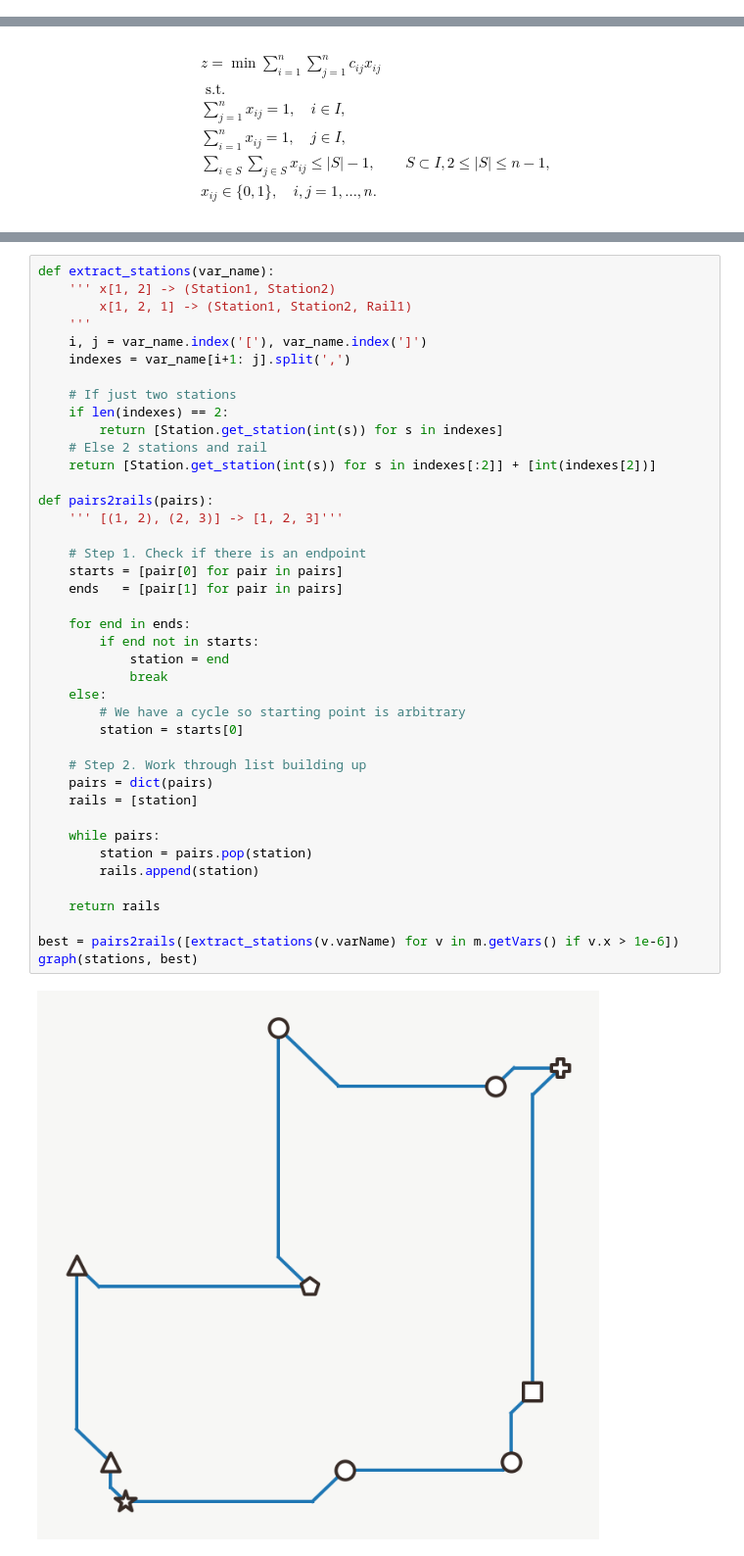
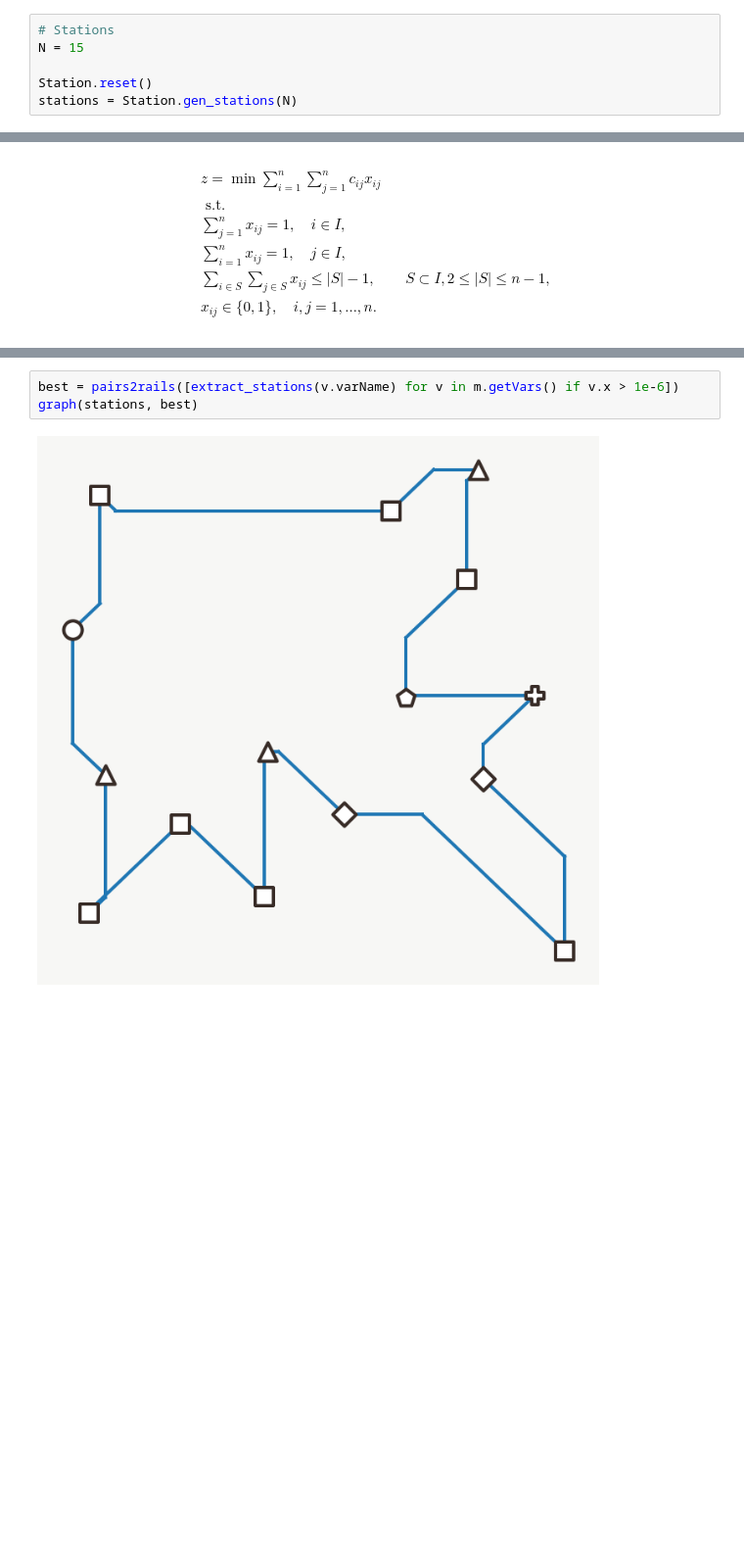
Before and after one commit to CameronChandler/optimisation-group-project, a Jupyter notebook: Mini Metro.ipynb, the cells around one changed output, grey strips where cells are left out. Shown at 98% size. Drawn from its saved outputs; the diff is of its cells as text; blank space fills up the shorter version.

```diff
--- a/Mini Metro.ipynb
+++ b/Mini Metro.ipynb
@@ -62,3 +15,9 @@ stations = [Station() for _ in range(N)]
+# %%
+# Stations
+N = 15
+
+Station.reset()
+stations = Station.gen_stations(N)
 # %% [markdown]
 # Stage 0
 TSP
@@ -122,45 +74,7 @@ Best objective 2.912720265994e+00, best bound 2.912720265994e+00, gap 0.0000%
 # %%
-def extract_stations(var_name):
-    ''' x[1, 2] -> (Station1, Station2)
-        x[1, 2, 1] -> (Station1, Station2, Rail1)
-    '''
-    i, j = var_name.index('['), var_name.index(']')
-    indexes = var_name[i+1: j].split(',')
-
-    # If just two stations
-    if len(indexes) == 2:
-        return [Station.get_station(int(s)) for s in indexes]
-    # Else 2 stations and rail
-    return [Station.get_station(int(s)) for s in indexes[:2]] + [int(indexes[2])]
-
-def pairs2rails(pairs):
-    ''' [(1, 2), (2, 3)] -> [1, 2, 3]'''
-
-    # Step 1. Check if there is an endpoint
-    starts = [pair[0] for pair in pairs]
-    ends   = [pair[1] for pair in pairs]
-
-    for end in ends:
-        if end not in starts:
-            station = end
-            break
-    else:
-        # We have a cycle so starting point is arbitrary
-        station = starts[0]
-
-    # Step 2. Work through list building up
-    pairs = dict(pairs)
-    rails = [station]
-
-    while pairs:
-        station = pairs.pop(station)
-        rails.append(station)
-
-    return rails
-
 best = pairs2rails([extract_stations(v.varName) for v in m.getVars() if v.x > 1e-6])
 graph(stations, best)
 # %% [output]
-[figure, old version]
+[figure, new version]
 # %% [markdown]
 # Stage 1
```
Also changed, not shown: parts of 11 cells of this notebook, 1 other file.
